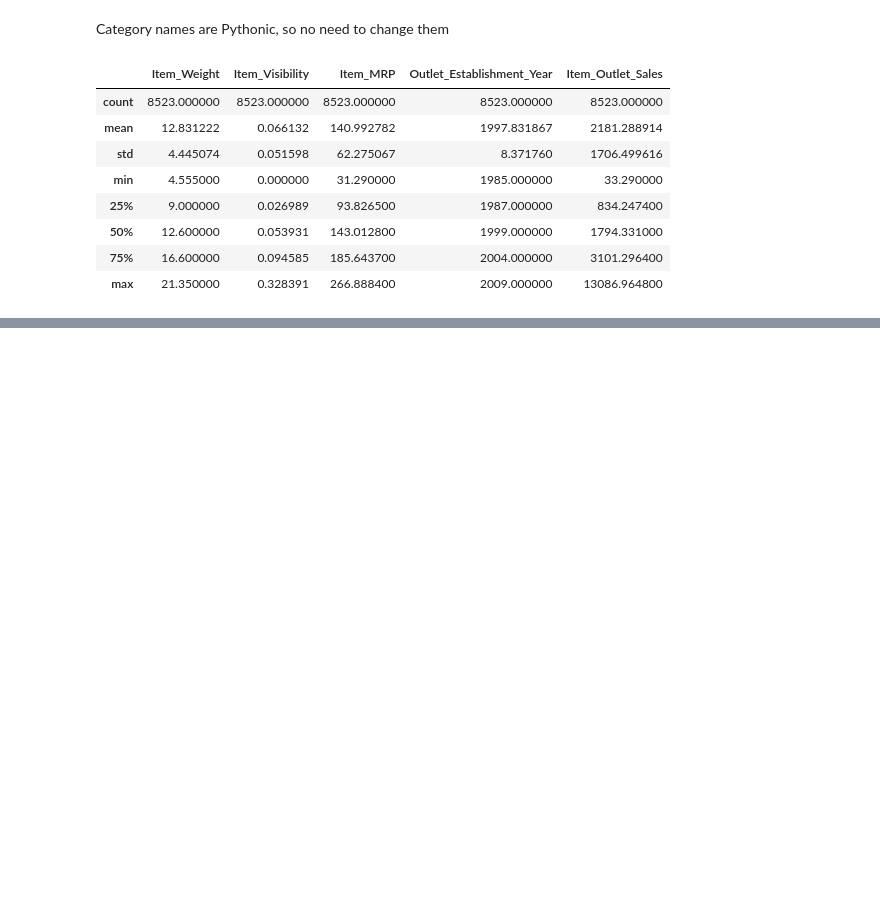
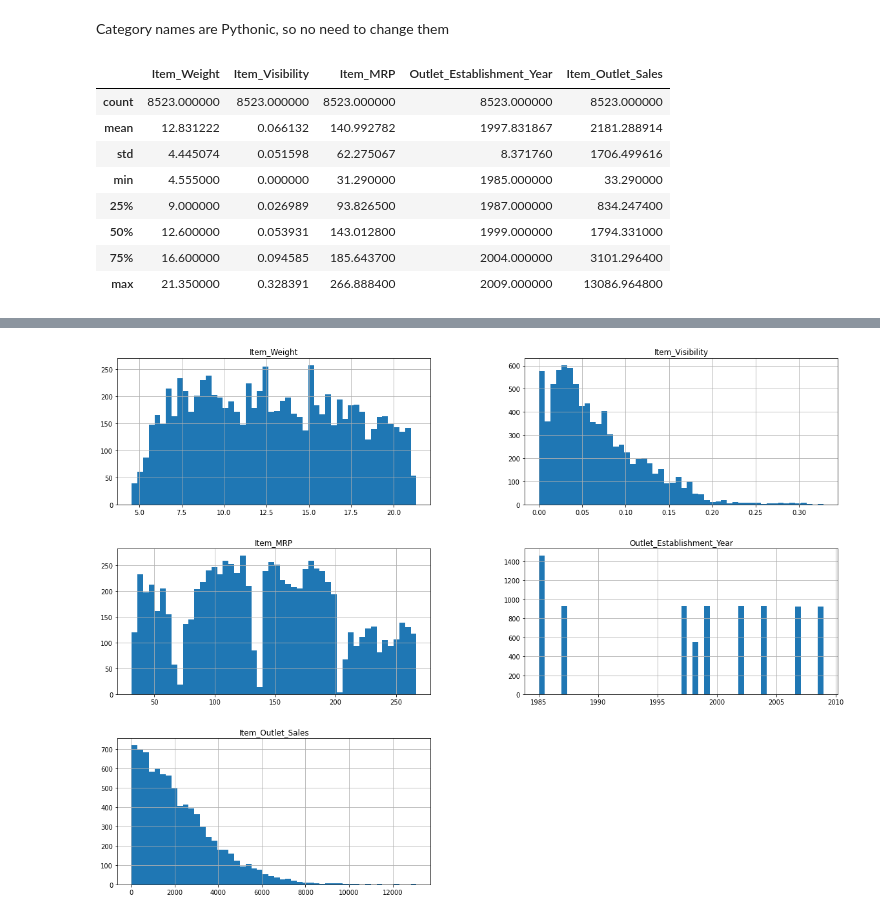
Before and after one commit to AgunsBaba/sales-prediction, a Jupyter notebook: Sales_Prediction.ipynb, the cells around one changed output, grey strips where cells are left out. Drawn from its saved outputs; the diff is of its cells as text; code cells hidden in the pictures; blank space fills up the shorter version.

```diff
--- a/Sales_Prediction.ipynb
+++ b/Sales_Prediction.ipynb
@@ -202,0 +226,6 @@ df.describe()
+# %%
+#show histogram of data to see the distribution of numeric variables
+df.hist(bins=50, figsize=(20,15))
+plt.show()
+# %% [output]
+[figure, added]
```
Also changed, not shown: parts of 3 cells of this notebook.
